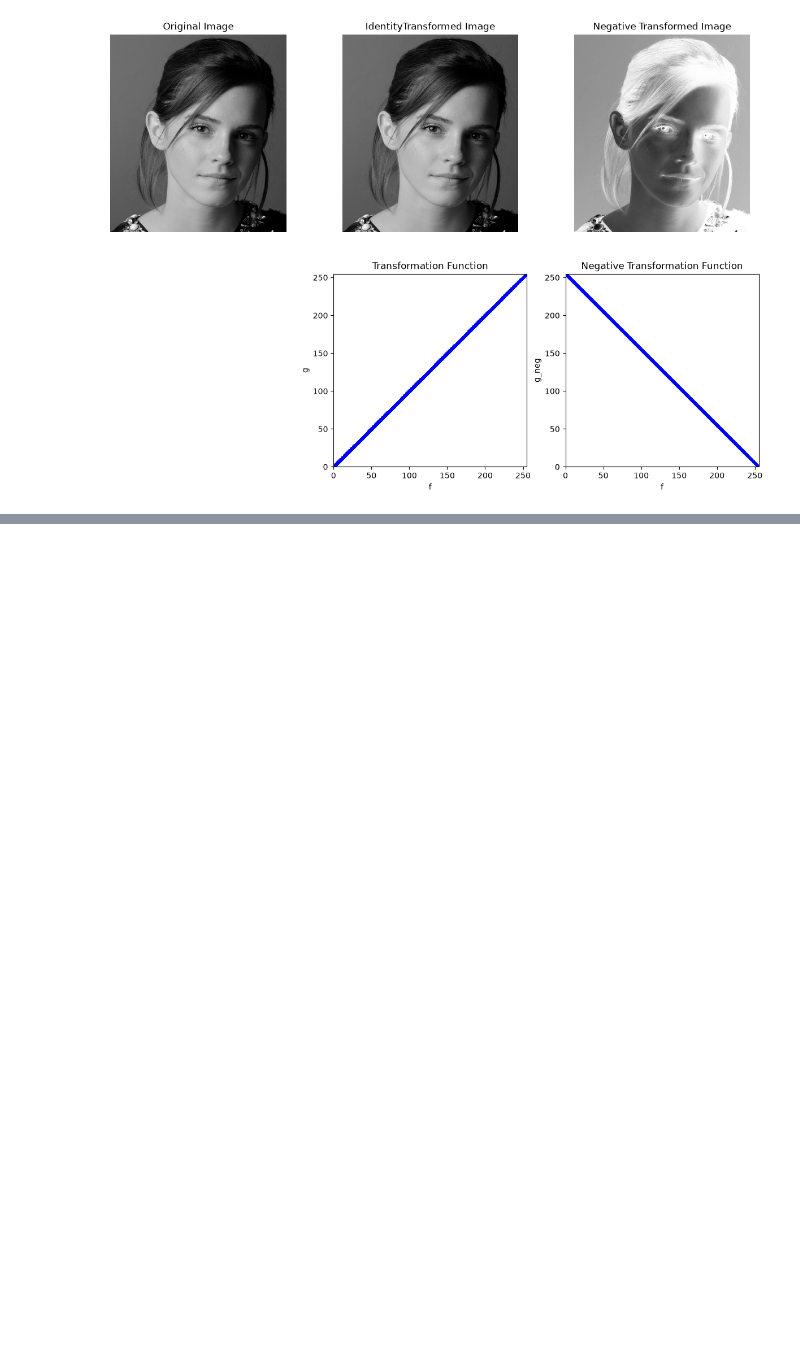
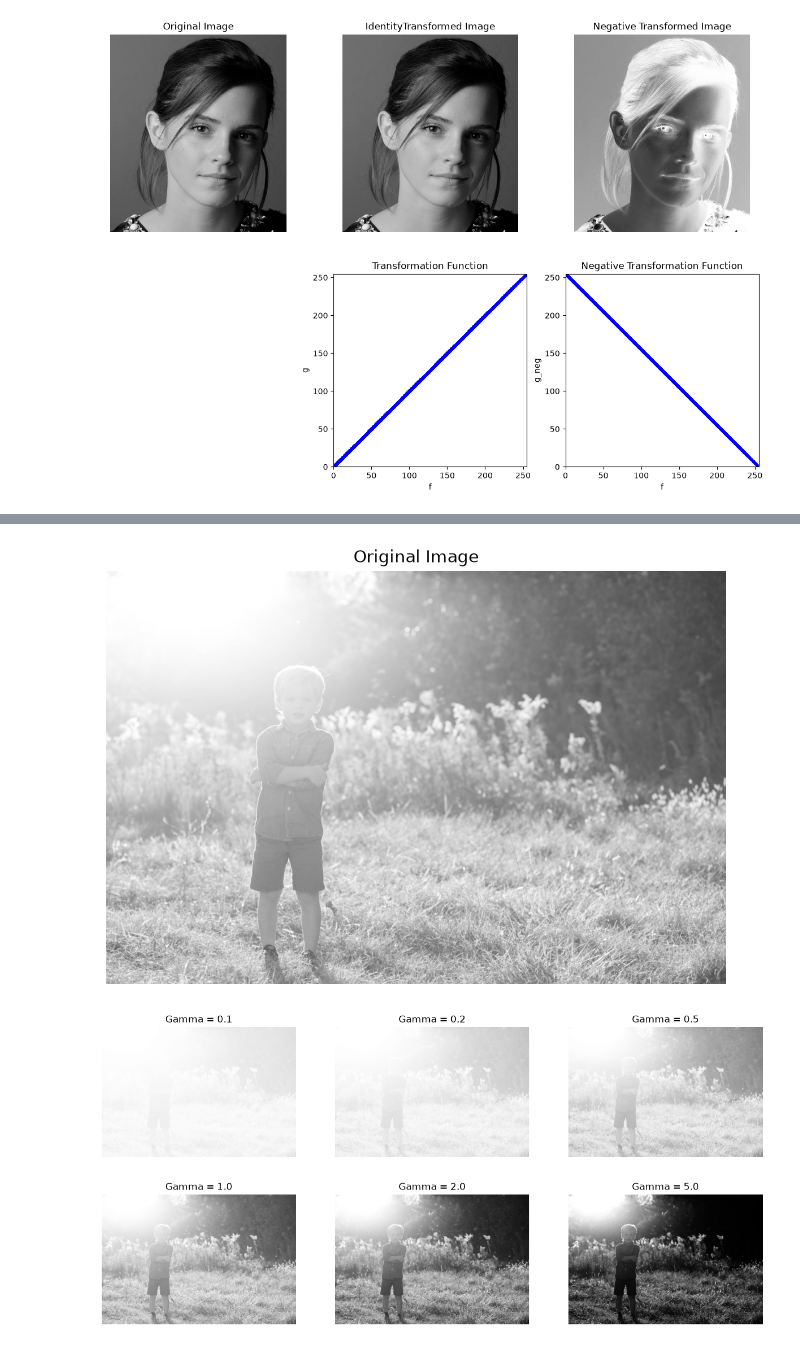
Before and after one commit to codingNR29/Image-processing, a Jupyter notebook: 02 Point Operations.ipynb, the cells around one changed output, grey strips where cells are left out. Saved outputs shown, nothing was run; the diff lists cells and outputs as text; code cells hidden in the pictures; blank space fills up the shorter version.

```diff
--- a/02 Point Operations.ipynb
+++ b/02 Point Operations.ipynb
@@ -158,0 +202,31 @@ plt.show()
+# %%
+#Gamma correction
+gamma_values = [0.1, 0.2, 0.5, 1.0, 2.0, 5.0]
+
+im_orig = cv.imread('images/Little_boy.jpg', cv.IMREAD_GRAYSCALE)
+assert im_orig is not None
+
+fig, ax = plt.subplots(1, 1, figsize=(8, 6))
+
+ax.imshow(im_orig, cmap = 'gray', vmin = 0, vmax = 255)
+ax.set_title('Original Image')
+ax.axis('off')
+
+fig2, ax2 = plt.subplots(2, 3, figsize=(15, 7))
+
+#gamma launching
+for i, gamma in enumerate(gamma_values):
+    #Gamma function
+    t_gamma = np.array([round(((i / 255.0) ** gamma) * 255) for i in range(256)], dtype=np.uint8)
+
+    #Tranformations
+    im_gamma = cv.LUT(im_orig, t_gamma)
+
+    ax2[i // 3, i % 3].imshow(im_gamma, cmap = 'gray', vmin = 0, vmax = 255)
+    ax2[i // 3, i % 3].set_title(f'Gamma = {gamma}')
+    ax2[i // 3, i % 3].axis('off')
+
+plt.show()
+# %% [output]
+[figure, added]
+[figure, added]
```
Also changed, not shown: parts of 2 cells of this notebook, 2 other files.
